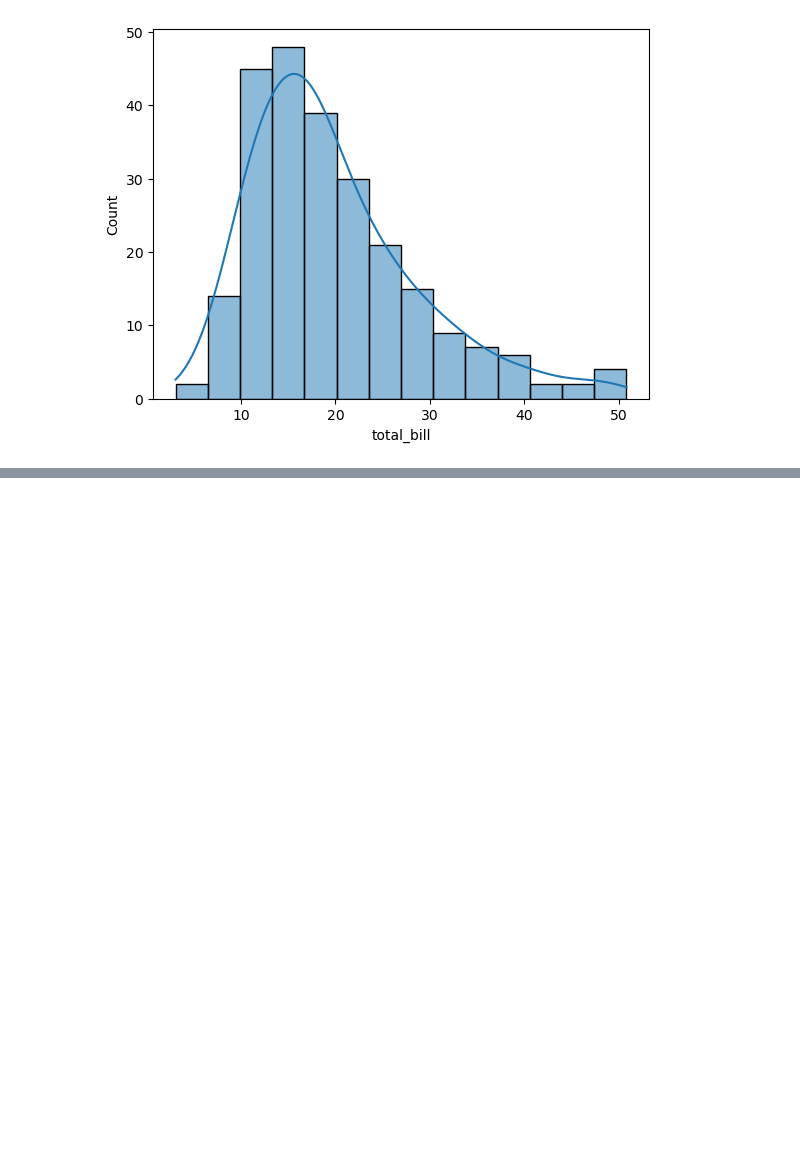
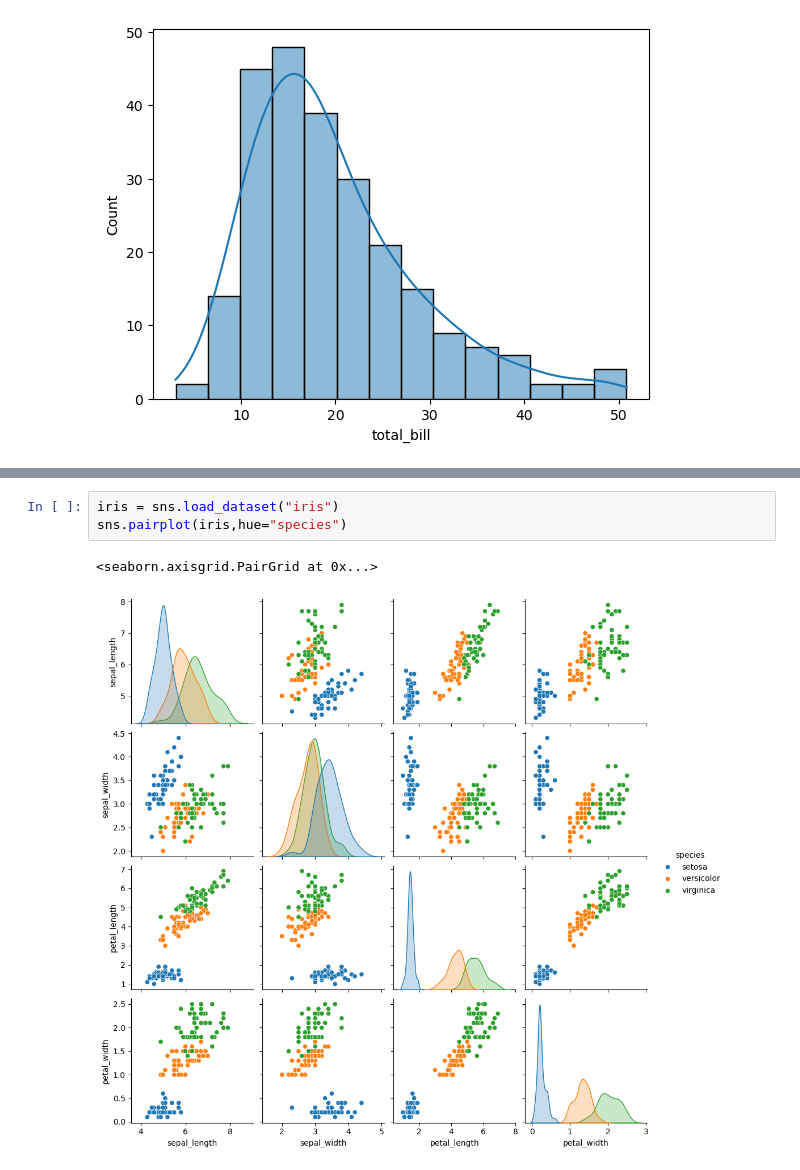
Before and after one commit to SWAPNILVERMA108/AIML, a Jupyter notebook: Day_18_data_visualization.ipynb, the cells around one changed output, grey strips where cells are left out. Cells and saved outputs as stored; diff of their text form; blank space fills up the shorter version.

Commit message:
sns pairplot

```diff
--- a/Day_18_data_visualization.ipynb
+++ b/Day_18_data_visualization.ipynb
@@ -262,0 +269,6 @@ plt.show()
+# %%
+iris = sns.load_dataset("iris")
+sns.pairplot(iris,hue="species")
+# %% [output]
+<seaborn.axisgrid.PairGrid at 0x...>
+[figure, added]
```
Also changed, not shown: parts of 1 cell of this notebook.
